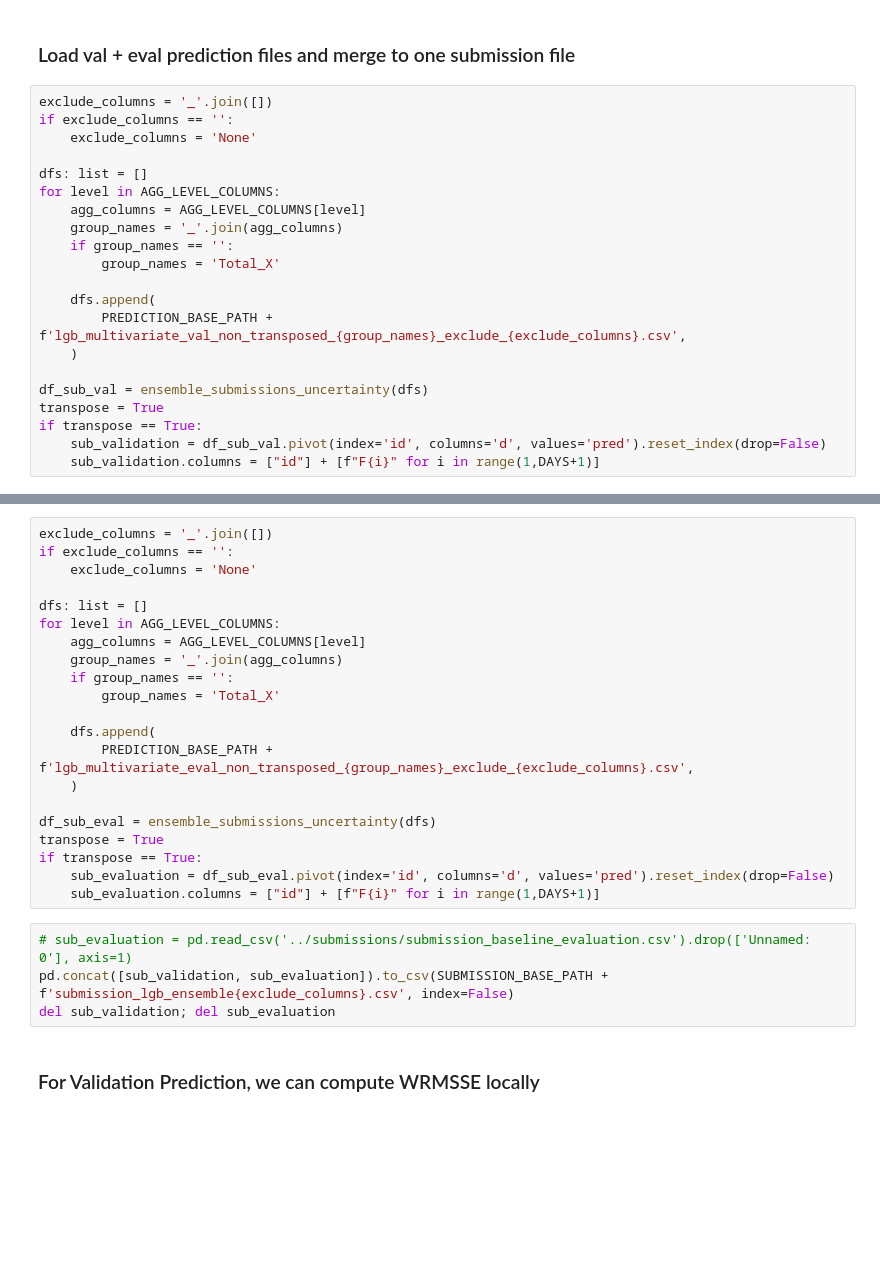
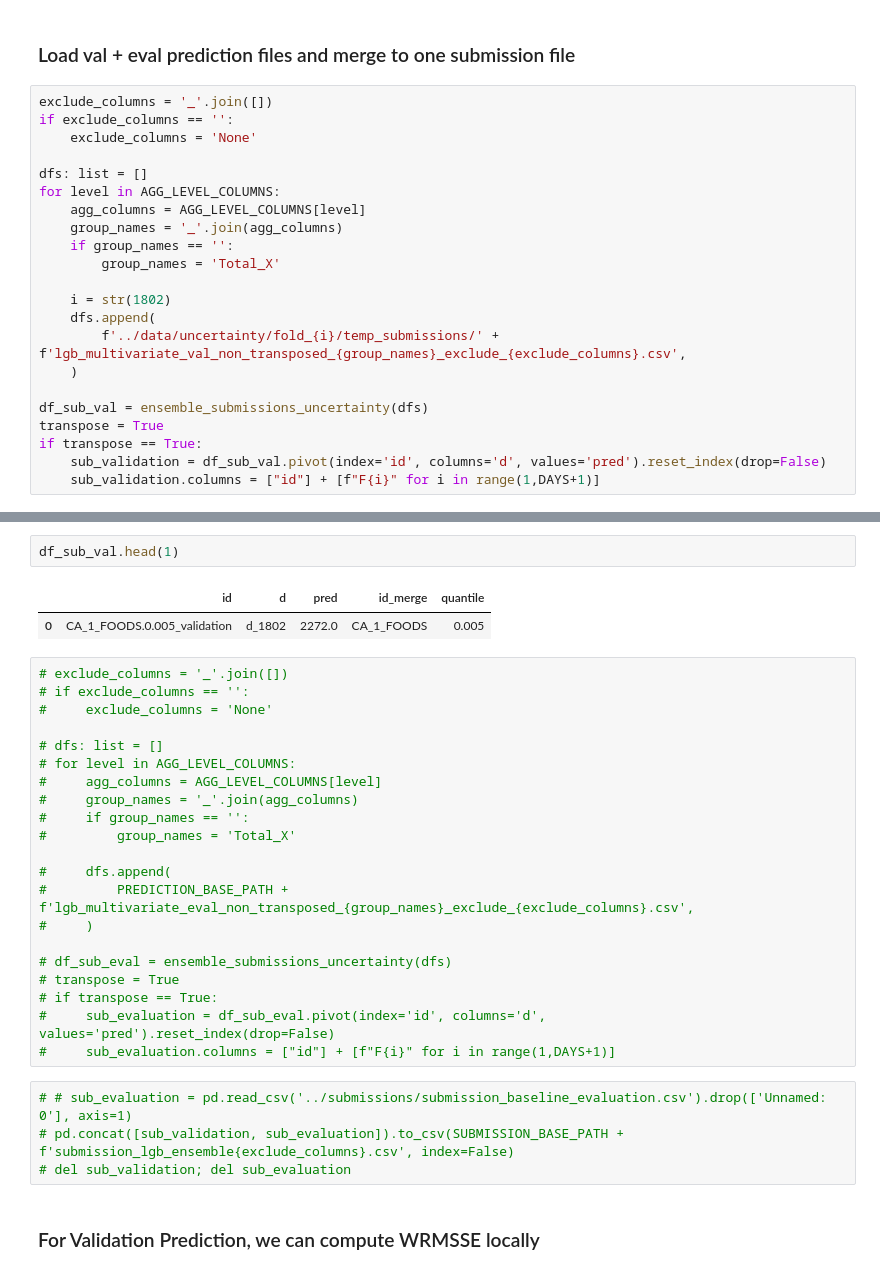
Before and after one commit to CodingNoob234/m5-forecasting-uncertainty, a Jupyter notebook: code/un_training_model_quantiles.ipynb, the cells around one changed output, grey strips where cells are left out. Cells and saved outputs as stored; diff of their text form; blank space fills up the shorter version.

```diff
--- a/code/un_training_model_quantiles.ipynb
+++ b/code/un_training_model_quantiles.ipynb
@@ -388,8 +426,9 @@ for level in AGG_LEVEL_COLUMNS:
     if group_names == '':
         group_names = 'Total_X'
 
+    i = str(1802)
     dfs.append(
-        PREDICTION_BASE_PATH + f'lgb_multivariate_val_non_transposed_{group_names}_exclude_{exclude_columns}.csv',
+        f'../data/uncertainty/fold_{i}/temp_submissions/' + f'lgb_multivariate_val_non_transposed_{group_names}_exclude_{exclude_columns}.csv',
     )
 
 df_sub_val = ensemble_submissions_uncertainty(dfs)
@@ -400,28 +463,33 @@ if transpose == True:
+# %%
+df_sub_val.head(1)
+# %% [output]
+|  | id | d | pred | id_merge | quantile |
+| 0 | CA_1_FOODS.0.005_validation | d_1802 | 2272.0 | CA_1_FOODS | 0.005 |
 # %%
-exclude_columns = '_'.join([])
-if exclude_columns == '':
-    exclude_columns = 'None'
+# exclude_columns = '_'.join([])
+# if exclude_columns == '':
+#     exclude_columns = 'None'
 
-dfs: list = []
-for level in AGG_LEVEL_COLUMNS:
-    agg_columns = AGG_LEVEL_COLUMNS[level]
-    group_names = '_'.join(agg_columns)
-    if group_names == '':
-        group_names = 'Total_X'
+# dfs: list = []
+# for level in AGG_LEVEL_COLUMNS:
+#     agg_columns = AGG_LEVEL_COLUMNS[level]
+#     group_names = '_'.join(agg_columns)
+#     if group_names == '':
+#         group_names = 'Total_X'
 
-    dfs.append(
-        PREDICTION_BASE_PATH + f'lgb_multivariate_eval_non_transposed_{group_names}_exclude_{exclude_columns}.csv',
-    )
+#     dfs.append(
+#         PREDICTION_BASE_PATH + f'lgb_multivariate_eval_non_transposed_{group_names}_exclude_{exclude_columns}.csv',
+#     )
 
-df_sub_eval = ensemble_submissions_uncertainty(dfs)
-transpose = True
-if transpose == True:
-    sub_evaluation = df_sub_eval.pivot(index='id', columns='d', values='pred').reset_index(drop=False)
-    sub_evaluation.columns = ["id"] + [f"F{i}" for i in range(1,DAYS+1)]
+# df_sub_eval = ensemble_submissions_uncertainty(dfs)
+# transpose = True
+# if transpose == True:
+#     sub_evaluation = df_sub_eval.pivot(index='id', columns='d', values='pred').reset_index(drop=False)
+#     sub_evaluation.columns = ["id"] + [f"F{i}" for i in range(1,DAYS+1)]
 # %%
-# sub_evaluation = pd.read_csv('../submissions/submission_baseline_evaluation.csv').drop(['Unnamed: 0'], axis=1)
-pd.concat([sub_validation, sub_evaluation]).to_csv(SUBMISSION_BASE_PATH + f'submission_lgb_ensemble{exclude_columns}.csv', index=False)
-del sub_validation; del sub_evaluation
+# # sub_evaluation = pd.read_csv('../submissions/submission_baseline_evaluation.csv').drop(['Unnamed: 0'], axis=1)
+# pd.concat([sub_validation, sub_evaluation]).to_csv(SUBMISSION_BASE_PATH + f'submission_lgb_ensemble{exclude_columns}.csv', index=False)
+# del sub_validation; del sub_evaluation
 # %% [markdown]
 ### For Validation Prediction, we can compute WRMSSE locally
 # %%
```
Also changed, not shown: parts of 11 cells of this notebook, 5 other files.
